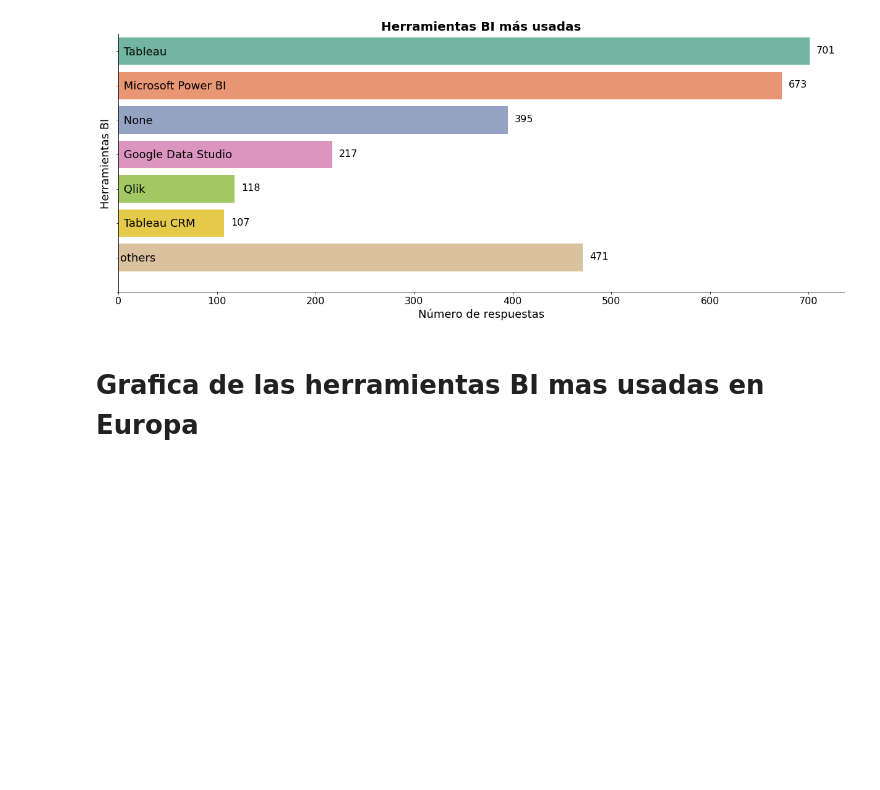
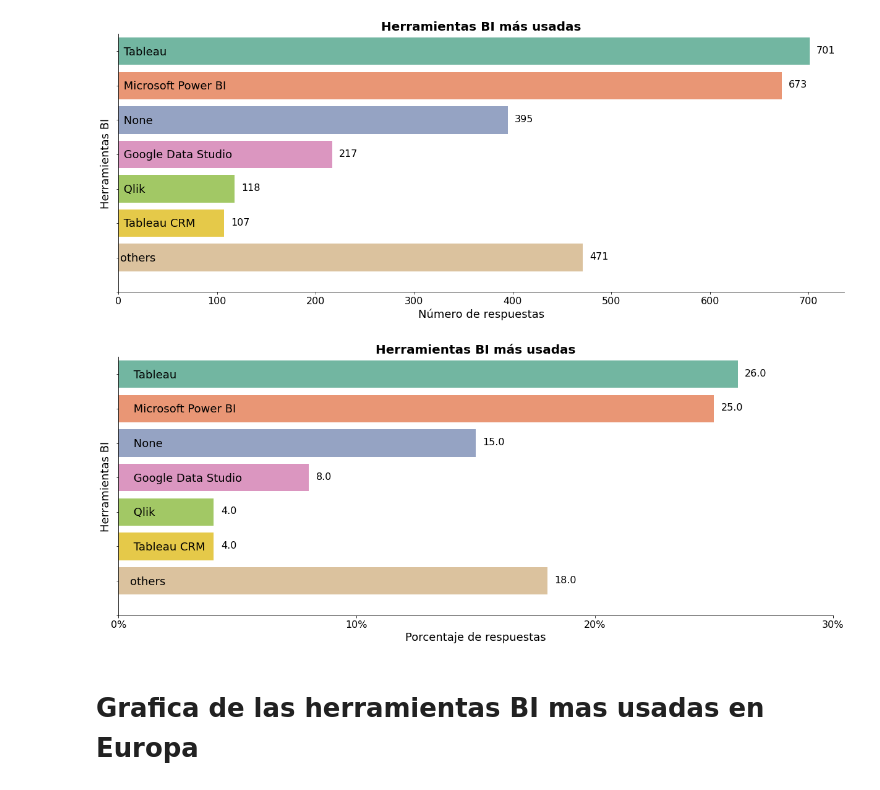
Before and after one commit to Adalab/project-da-promo-d-module-2-team-2-, a Jupyter notebook: notebooks/visualizacion.ipynb, the cells around one changed output. Saved outputs shown, nothing was run; the diff lists cells and outputs as text; code cells hidden in the pictures; blank space fills up the shorter version.

```diff
--- a/notebooks/visualizacion.ipynb
+++ b/notebooks/visualizacion.ipynb
@@ -882,6 +882,40 @@ plt.tight_layout()
 plt.show()
 # %% [output]
 [figure]
+# %%
+plt.figure(figsize=(17, 7))
+
+fig=sns.barplot(y = 'BI_tools', x= "percent", data=df_BI_freq, palette='Set2')
+
+fig.set_title('Herramientas BI más usadas', fontsize = 20, fontweight = 'bold')
+
+fig.spines[["top", "right"]].set_visible(False)
+
+fig.set_xlabel (xlabel = "Porcentaje de respuestas", fontsize = 18)
+fig.set_ylabel (ylabel = "Herramientas BI", fontsize = 18)
+
+fig.set(xticks = [0, 10, 20, 30])
+fig.set(yticks = [0, 1, 2, 3, 4, 5, 6, 7])
+fig.set_xticklabels(labels = ['0%', '10%', '20%', '30%'], size=16)
+fig.set_yticklabels(labels = [], size=16)
+
+# para poner etiquetas encima de las barras
+for indice, valor in enumerate(df_BI_freq["BI_tools"]):
+     plt.text(0.5, indice+0.1, valor,
+              horizontalalignment='left', # para colocarlo en el centro de la barra
+              fontsize= 18)
+
+# para poner etiquetas encima de las barras
+for indice, valor in enumerate(df_BI_freq["percent"]):
+    plt.text(valor+0.3, indice+0.05, valor,
+             horizontalalignment='left', # para colocarlo en el centro de la barra
+             fontsize= 16)
+
+plt.tight_layout()
+
+plt.show()
+# %% [output]
+[figure, added]
 # %% [markdown]
 # Grafica de las herramientas BI mas usadas en Europa
 # %%
```
Also changed, not shown: parts of 1 cell of this notebook, 2 other files.
